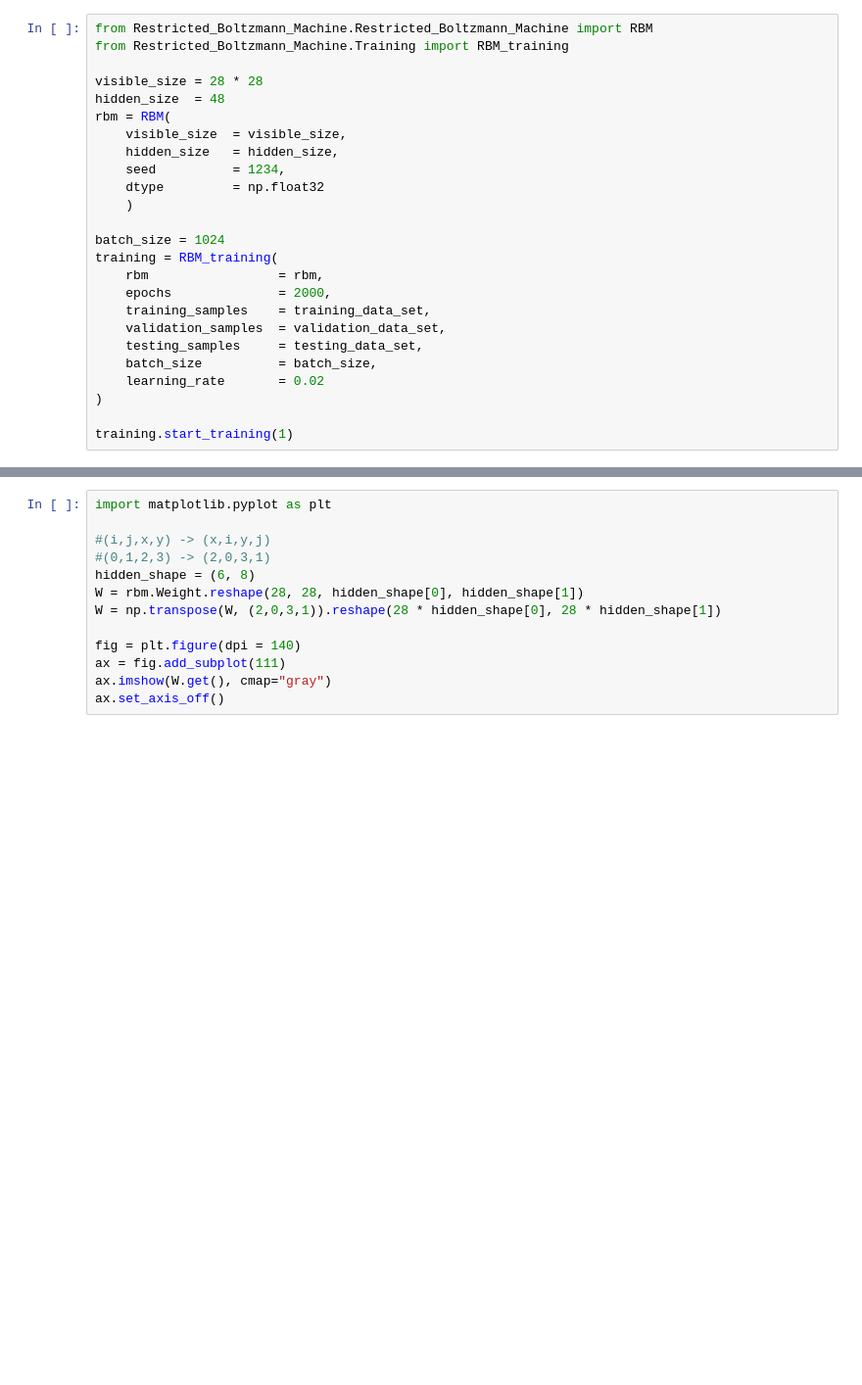
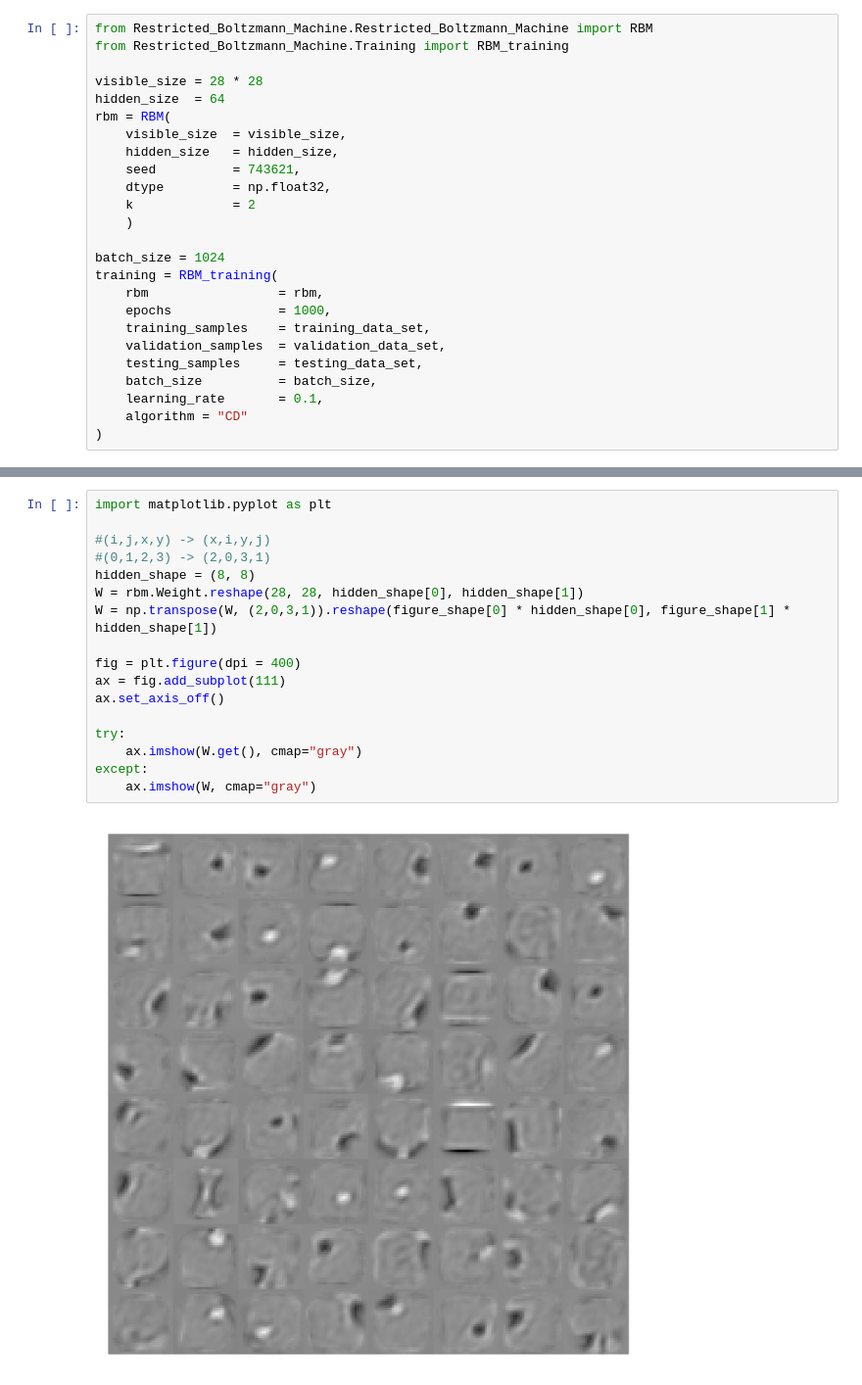
Before and after one commit to LUOXIAO92/Restricted_Boltzmann_Machine, a Jupyter notebook: RBM.ipynb, the cells around one changed output, grey strips where cells are left out. Shown at 98% size. Cells and saved outputs as stored; diff of their text form; blank space fills up the shorter version.

```diff
--- a/RBM.ipynb
+++ b/RBM.ipynb
@@ -70,23 +73,23 @@ from Restricted_Boltzmann_Machine.Restricted_Boltzmann_Machine import RBM
 from Restricted_Boltzmann_Machine.Training import RBM_training
 
 visible_size = 28 * 28
-hidden_size  = 48
+hidden_size  = 64
 rbm = RBM(
     visible_size  = visible_size,
     hidden_size   = hidden_size,
-    seed          = 1234,
-    dtype         = np.float32
+    seed          = 743621,
+    dtype         = np.float32,
+    k             = 2
     )
 
 batch_size = 1024
 training = RBM_training(
     rbm                 = rbm,
-    epochs              = 2000,
+    epochs              = 1000,
     training_samples    = training_data_set,
     validation_samples  = validation_data_set,
     testing_samples     = testing_data_set,
     batch_size          = batch_size,
-    learning_rate       = 0.02
+    learning_rate       = 0.1,
+    algorithm = "CD"
 )
-
-training.start_training(1)
@@ -124,13 +167,19 @@ ax2.set_axis_off()
 # %%
 import matplotlib.pyplot as plt
 
 #(i,j,x,y) -> (x,i,y,j)
 #(0,1,2,3) -> (2,0,3,1)
-hidden_shape = (6, 8)
+hidden_shape = (8, 8)
 W = rbm.Weight.reshape(28, 28, hidden_shape[0], hidden_shape[1])
-W = np.transpose(W, (2,0,3,1)).reshape(28 * hidden_shape[0], 28 * hidden_shape[1])
+W = np.transpose(W, (2,0,3,1)).reshape(figure_shape[0] * hidden_shape[0], figure_shape[1] * hidden_shape[1])
 
-fig = plt.figure(dpi = 140)
+fig = plt.figure(dpi = 400)
 ax = fig.add_subplot(111)
-ax.imshow(W.get(), cmap="gray")
 ax.set_axis_off()
+
+try:
+    ax.imshow(W.get(), cmap="gray")
+except:
+    ax.imshow(W, cmap="gray")
+# %% [output]
+[figure, added]
```
Also changed, not shown: parts of 5 cells of this notebook, 5 other files.
